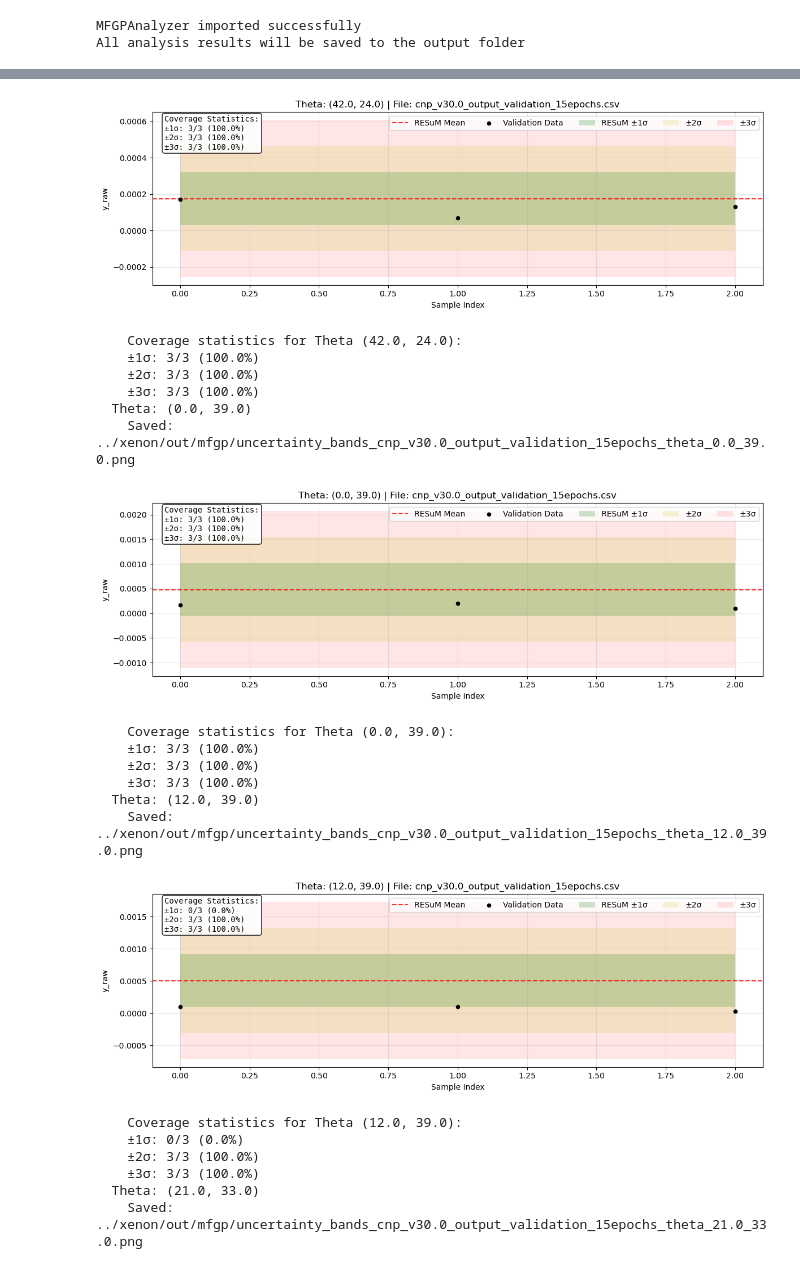
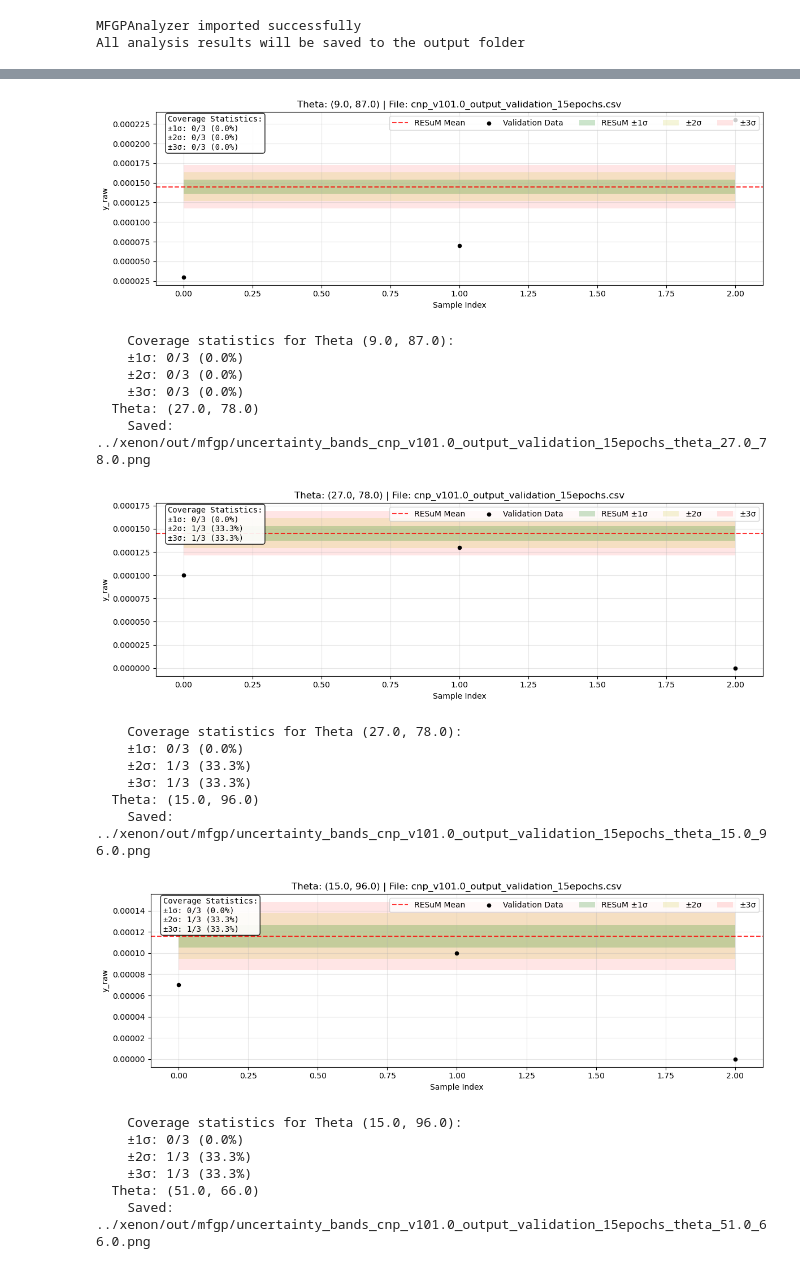
Before and after one commit to brianzliu/resum-xenon, a Jupyter notebook: src/run_mfgp/mfgp_xenon.ipynb, the cells around one changed output, grey strips where cells are left out. Saved outputs shown, nothing was run; the diff lists cells and outputs as text; code cells hidden in the pictures.

Commit message:
Added files ending in [2] to process new data that reflects correct detector geometry

```diff
--- a/src/run_mfgp/mfgp_xenon.ipynb
+++ b/src/run_mfgp/mfgp_xenon.ipynb
@@ -17,7 +18,7 @@ from emukit.multi_fidelity.models import GPyLinearMultiFidelityModel
 from emukit.model_wrappers.gpy_model_wrappers import GPyMultiOutputWrapper
 from emukit.multi_fidelity.convert_lists_to_array import convert_x_list_to_array, convert_xy_lists_to_arrays
 # %%
-with open("../xenon/settings.yaml", "r") as f:
+with open("../xenon/settings2.yaml", "r") as f:
     config_file = yaml.safe_load(f)
 
 version       = config_file["path_settings"]["version"]
@@ -306,8 +314,10 @@ Target variable: y_raw
 All plots and analysis results will be automatically saved
 # %%
 current_file_results = analyzer.run_complete_analysis(
-    file_patterns=["../xenon/out/cnp/cnp_v30.0_output_validation_15epochs.csv"],  # The file we used for training
-    hf_training_data_file="../xenon/out/cnp/cnp_v30.0_output_15epochs.csv",
+    file_patterns=["../xenon/out/cnp/cnp_v101.0_output_validation_15epochs.csv"],  # The file we used for training
+    hf_training_data_file="../xenon/out/cnp/cnp_v101.0_output_15epochs.csv",
+    validation_cnp_file='../xenon/out/cnp/cnp_v101.0_output_validation_15epochs.csv',
+    hf_validation_dir='/home/tidmad/bliu/resum-xenon/src/xenon/in/data/new_both/validation/hf',
     fidelity_filter=0.0,     # High fidelity data
     iteration_filter=0,      # First iteration
     plot_individual_groups=True,  # Plot each theta combination
@@ -338,21 +348,21 @@ Plotting groups for cnp_v30.0_output_validation_15epochs.csv:
-[figure, old version]
+[figure, new version]
-    Coverage statistics for Theta (42.0, 24.0):
-    ±1σ: 3/3 (100.0%)
-    ±2σ: 3/3 (100.0%)
-    ±3σ: 3/3 (100.0%)
-  Theta: (0.0, 39.0)
-    Saved: ../xenon/out/mfgp/uncertainty_bands_cnp_v30.0_output_validation_15epochs_theta_0.0_39.0.png
+    Coverage statistics for Theta (9.0, 87.0):
+    ±1σ: 0/3 (0.0%)
+    ±2σ: 0/3 (0.0%)
+    ±3σ: 0/3 (0.0%)
+  Theta: (27.0, 78.0)
+    Saved: ../xenon/out/mfgp/uncertainty_bands_cnp_v101.0_output_validation_15epochs_theta_27.0_78.0.png
-[figure, old version]
+[figure, new version]
-    Coverage statistics for Theta (0.0, 39.0):
-    ±1σ: 3/3 (100.0%)
-    ±2σ: 3/3 (100.0%)
-    ±3σ: 3/3 (100.0%)
-  Theta: (12.0, 39.0)
-    Saved: ../xenon/out/mfgp/uncertainty_bands_cnp_v30.0_output_validation_15epochs_theta_12.0_39.0.png
+    Coverage statistics for Theta (27.0, 78.0):
+    ±1σ: 0/3 (0.0%)
+    ±2σ: 1/3 (33.3%)
+    ±3σ: 1/3 (33.3%)
+  Theta: (15.0, 96.0)
+    Saved: ../xenon/out/mfgp/uncertainty_bands_cnp_v101.0_output_validation_15epochs_theta_15.0_96.0.png
-[figure, old version]
+[figure, new version]
-    Coverage statistics for Theta (12.0, 39.0):
+    Coverage statistics for Theta (15.0, 96.0):
     ±1σ: 0/3 (0.0%)
-    ±2σ: 3/3 (100.0%)
-    ±3σ: 3/3 (100.0%)
-  Theta: (21.0, 33.0)
-    Saved: ../xenon/out/mfgp/uncertainty_bands_cnp_v30.0_output_validation_15epochs_theta_21.0_33.0.png
+    ±2σ: 1/3 (33.3%)
+    ±3σ: 1/3 (33.3%)
+  Theta: (51.0, 66.0)
+    Saved: ../xenon/out/mfgp/uncertainty_bands_cnp_v101.0_output_validation_15epochs_theta_51.0_66.0.png
```
Also changed, not shown: parts of 6 cells of this notebook, 19 other files.
